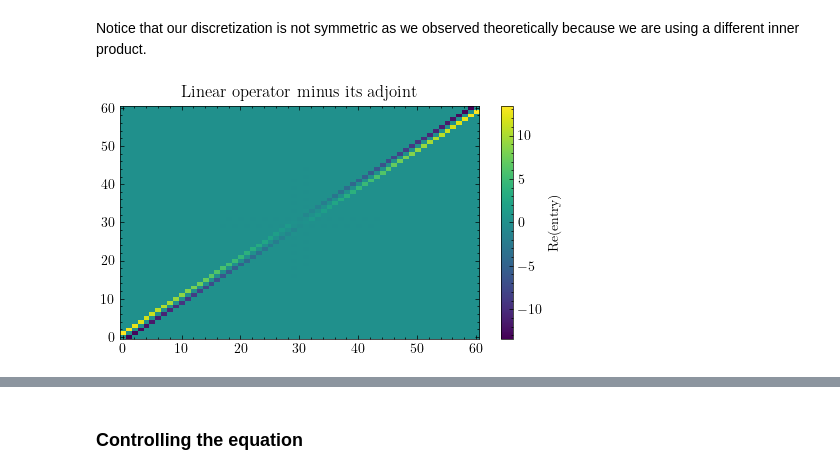
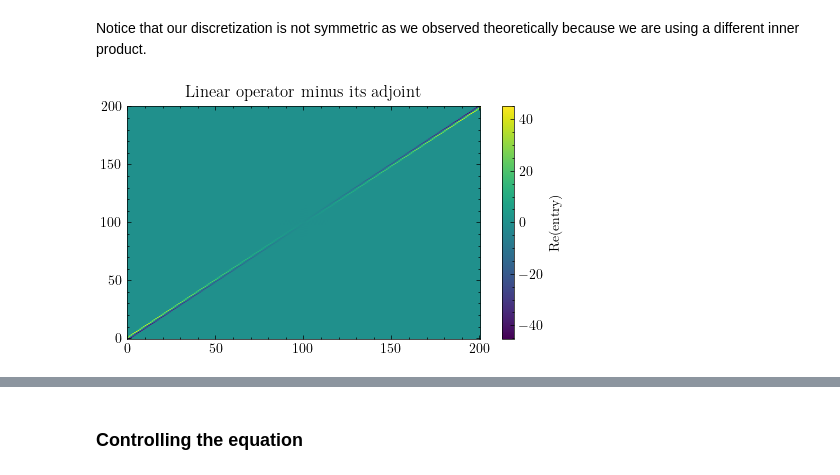
Before and after one commit to lucasmoschen/mckean-vlasov, a Jupyter notebook: codes/plotting.ipynb, the cells around one changed output, grey strips where cells are left out. Cells and saved outputs as stored; diff of their text form; code cells hidden in the pictures.

```diff
--- a/codes/plotting.ipynb
+++ b/codes/plotting.ipynb
@@ -315,18 +355,20 @@ Notice that our discretization is not symmetric as we observed theoretically bec
 # %%
 K = 1.1
-solver = McKeanVlasovSolver(L=30, d=2*np.pi, G=G, alpha=[alpha1, alpha2, alpha3, alpha4],
-                            W=W(K=K), mu_0=mu_0_mixed, min_fourier_samples=2000, delta=-0.0001,
+solver = McKeanVlasovSolver(L=100, d=2*np.pi, G=G, alpha=[alpha1, alpha2, alpha3, alpha4],
+                            W=W(K=K), mu_0=mu_0_mixed, min_fourier_samples=5000, delta=-0.0001,
                             grad_alpha=[nabla_alpha1, nabla_alpha2, nabla_alpha3, nabla_alpha4],
                             state_weight=1000, sigma=0.5,
-                            final_distribution=solver.fourier.project_function(desired_distribution(K=K)))
+                            final_distribution=FourierUtils(L=100,
+                                                            d=2*np.pi,
+                                                            min_fourier_samples=5000).project_function(desired_distribution(K=K)))
 linear_operator = -(solver.L_G + solver.K + solver.sigma * solver.D)
 
 plt.figure(figsize=(5, 3))
 plt.imshow(np.real(linear_operator - np.conjugate(linear_operator.T)), cmap='viridis', aspect='auto', origin='lower')
 plt.colorbar(label='Re(entry)')
 plt.title('Linear operator minus its adjoint')
 plt.tight_layout()
 plt.savefig('../images/kuramoto_example_linear_matrix.pdf', format="PDF", bbox_inches='tight')
 plt.show()
 # %% [output]
-[figure, old version]
+[figure, new version]
```
Also changed, not shown: parts of 25 cells of this notebook, 1 other file.
